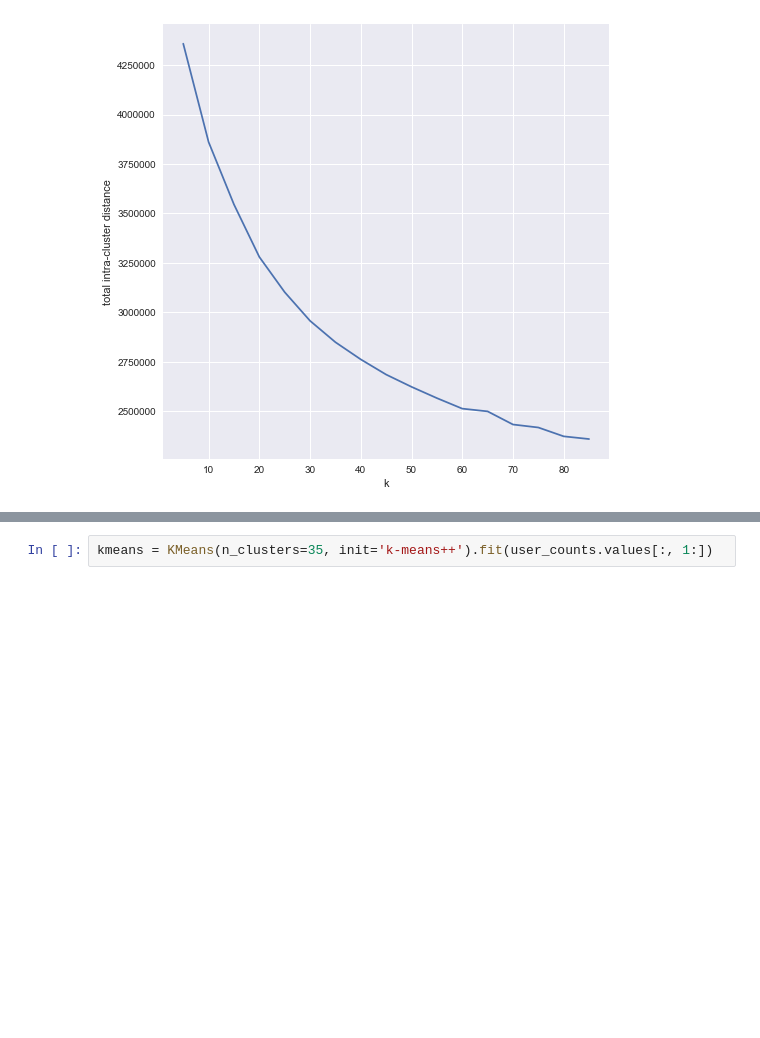
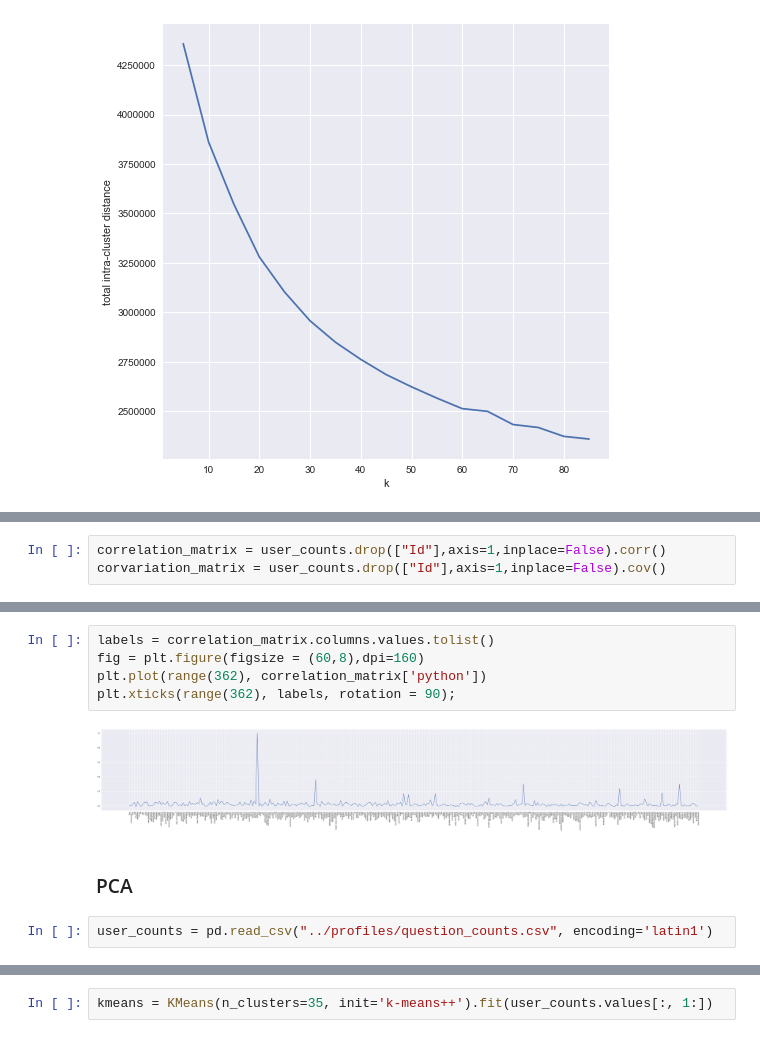
Before and after one commit to TSunny007/StackOverflowAnalytics, a Jupyter notebook: Notebook/profiles_pca.ipynb, the cells around one changed output, grey strips where cells are left out. Drawn from its saved outputs; the diff is of its cells as text; blank space fills up the shorter version.

```diff
--- a/Notebook/profiles_pca.ipynb
+++ b/Notebook/profiles_pca.ipynb
@@ -40,0 +64,3 @@ plt.show()
+# %%
+correlation_matrix = user_counts.drop(["Id"],axis=1,inplace=False).corr()
+corvariation_matrix = user_counts.drop(["Id"],axis=1,inplace=False).cov()
@@ -40,0 +92,11 @@ plt.show()
+# %%
+labels = correlation_matrix.columns.values.tolist()
+fig = plt.figure(figsize = (60,8),dpi=160)
+plt.plot(range(362), correlation_matrix['python'])
+plt.xticks(range(362), labels, rotation = 90);
+# %% [output]
+[figure, added]
+# %% [markdown]
+### PCA
+# %%
+user_counts = pd.read_csv("../profiles/question_counts.csv", encoding='latin1')
```
Also changed, not shown: parts of 28 cells of this notebook, 2 other files.
